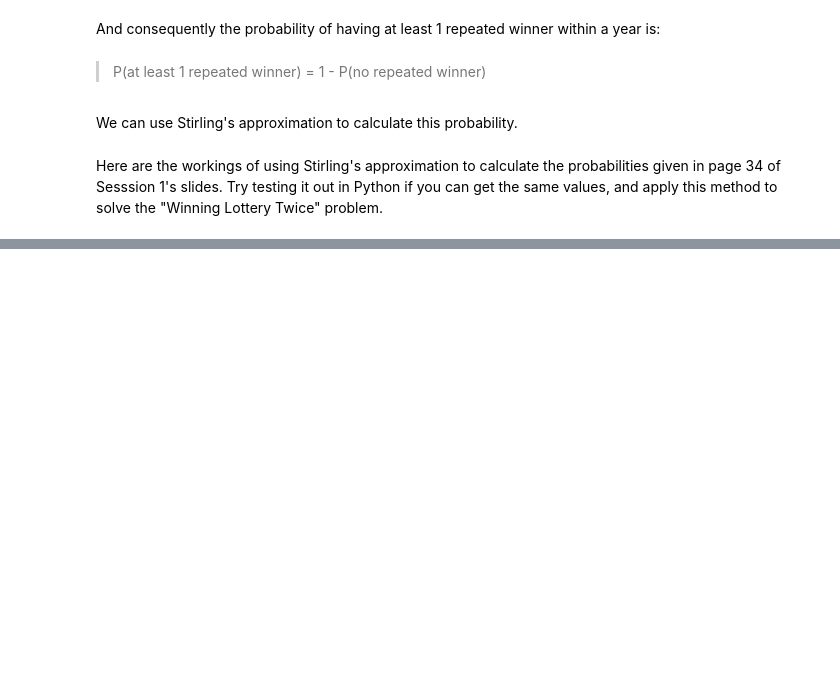
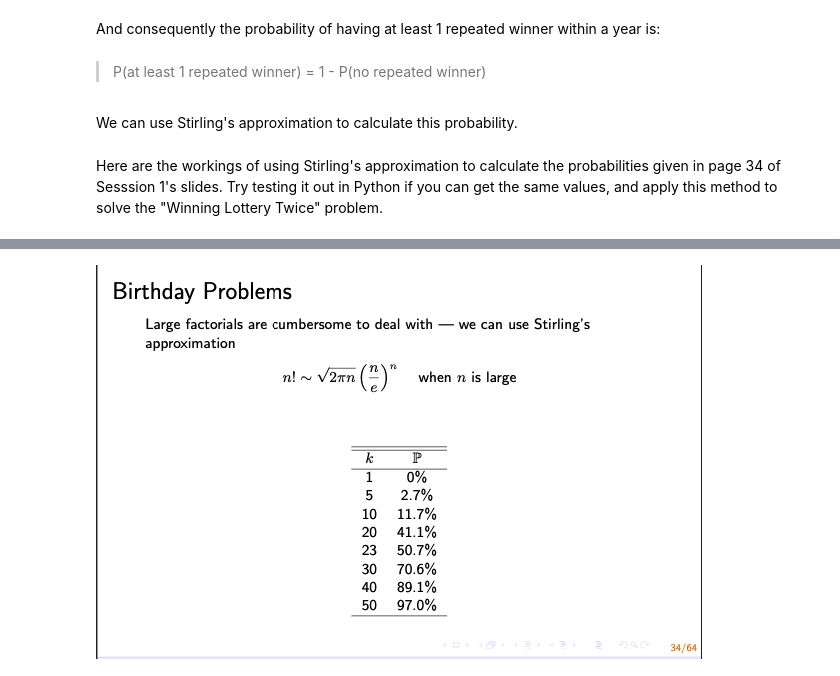
Before and after one commit to victoryapcheeann/Stirling-s-approximation, a Jupyter notebook: Stirling's approximation.ipynb, the cells around one changed output, grey strips where cells are left out. Drawn from its saved outputs; the diff is of its cells as text; code cells hidden in the pictures; blank space fills up the shorter version.

Commit message:
Testing image

```diff
--- a/Stirling's approximation.ipynb
+++ b/Stirling's approximation.ipynb
@@ -21,0 +19,6 @@ Here are the workings of using Stirling's approximation to calculate the probabi
+# %%
+from IPython.display import Image
+Image(filename='method.png')
+Image(filename='page34.png')
+# %% [output]
+[figure, added]
```
Also changed, not shown: parts of 1 cell of this notebook.
